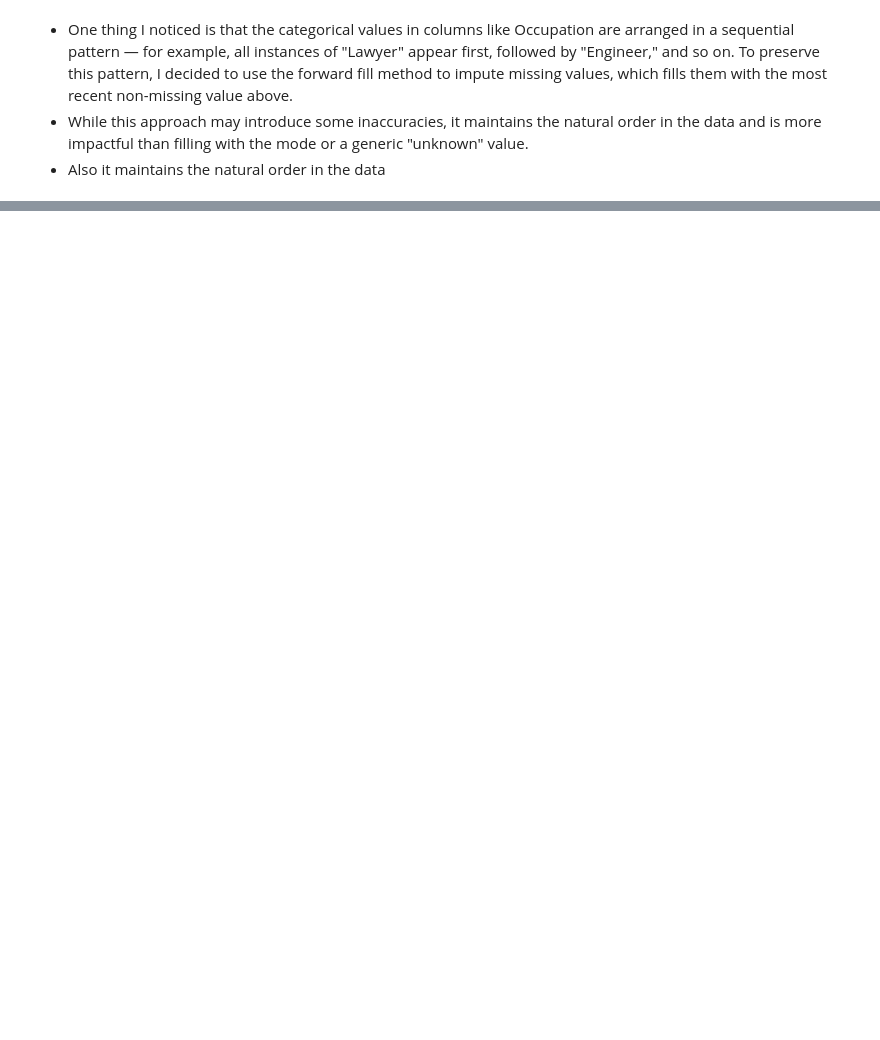
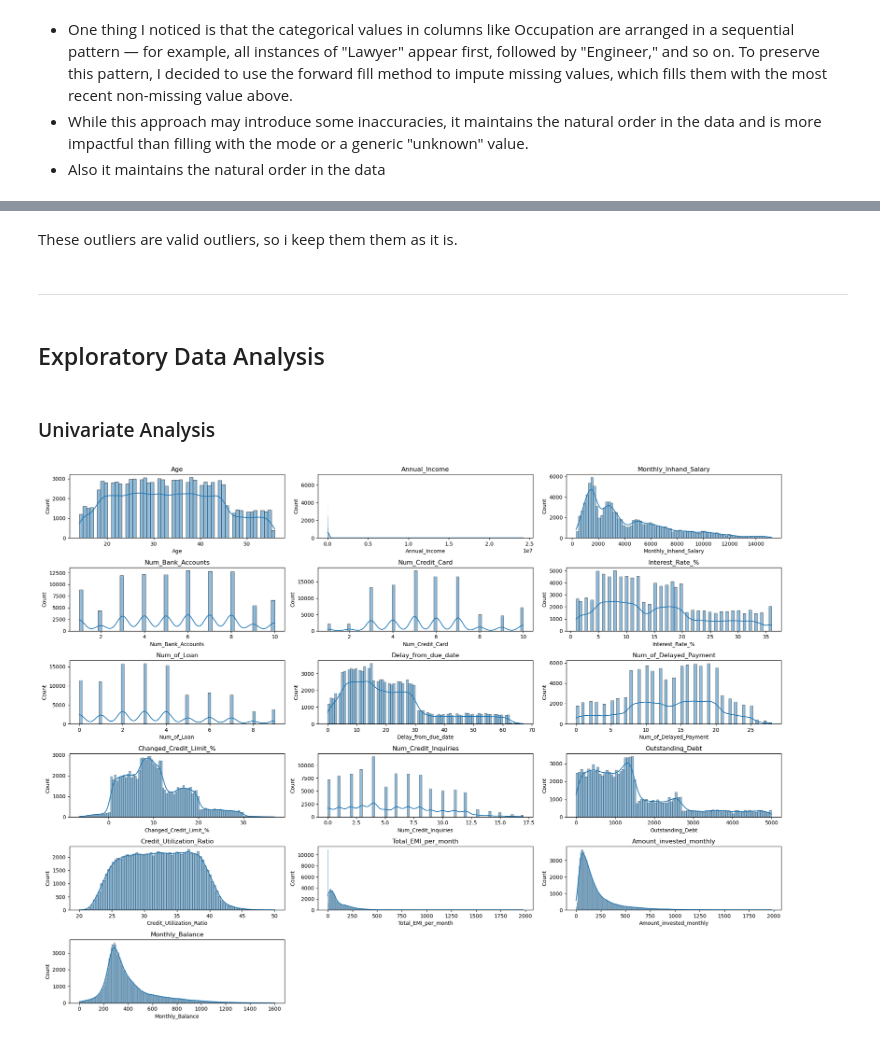
Before and after one commit to danisharain12/Credit-Score-Classification, a Jupyter notebook: Credit Score Classification.ipynb, the cells around one changed output, grey strips where cells are left out. Drawn from its saved outputs; the diff is of its cells as text; code cells hidden in the pictures; blank space fills up the shorter version.

```diff
--- a/Credit Score Classification.ipynb
+++ b/Credit Score Classification.ipynb
@@ -376,0 +365,20 @@ for i in unk_missing:
+# %% [markdown]
+These outliers are valid outliers, so i keep them them as it is.
+# %% [markdown]
+--------
+# %% [markdown]
+## Exploratory Data Analysis
+# %% [markdown]
+### Univariate Analysis
+# %%
+plt.figure(figsize=(20, 15))
+
+for i, col in enumerate(num):
+    plt.subplot(6, 3, i + 1)
+    sns.histplot(data=df, x=col, kde=True)
+    plt.title(col)
+
+plt.tight_layout()
+plt.show()
+# %% [output]
+[figure, added]
```
Also changed, not shown: parts of 25 cells of this notebook.
